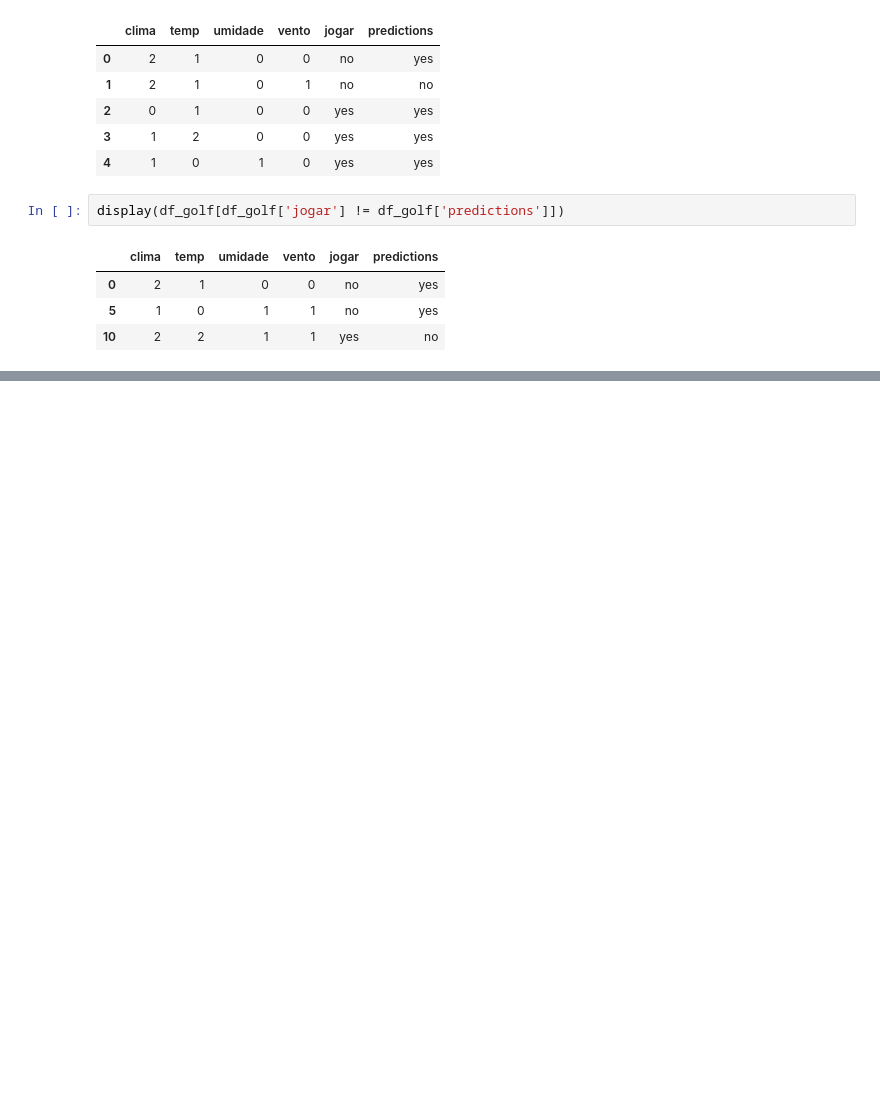
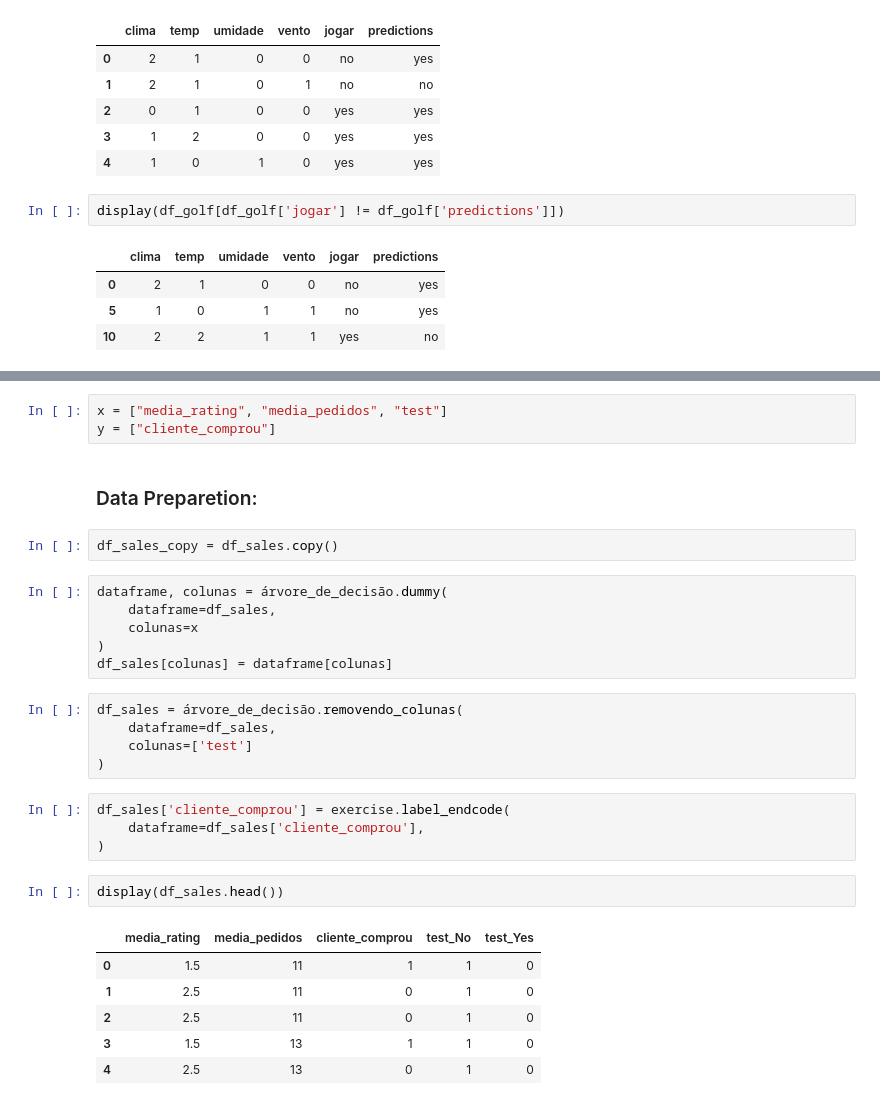
Before and after one commit to SamuelBarbosaDev/DataExpert, a Jupyter notebook: core/core/slots/8/Classification/main.ipynb, the cells around one changed output, grey strips where cells are left out. Saved outputs shown, nothing was run; the diff lists cells and outputs as text; blank space fills up the shorter version.

```diff
--- a/core/core/slots/8/Classification/main.ipynb
+++ b/core/core/slots/8/Classification/main.ipynb
@@ -373,0 +460,31 @@ display(df_golf[df_golf['jogar'] != df_golf['predictions']])
+# %%
+x = ["media_rating", "media_pedidos", "test"]
+y = ["cliente_comprou"]
+# %% [markdown]
+### Data Preparetion:
+# %%
+df_sales_copy = df_sales.copy()
+# %%
+dataframe, colunas = árvore_de_decisão.dummy(
+    dataframe=df_sales,
+    colunas=x
+)
+df_sales[colunas] = dataframe[colunas]
+# %%
+df_sales = árvore_de_decisão.removendo_colunas(
+    dataframe=df_sales,
+    colunas=['test']
+)
+# %%
+df_sales['cliente_comprou'] = exercise.label_endcode(
+    dataframe=df_sales['cliente_comprou'],
+)
+# %%
+display(df_sales.head())
+# %% [output]
+|  | media_rating | media_pedidos | cliente_comprou | test_No | test_Yes |
+| 0 | 1.5 | 11 | 1 | 1 | 0 |
+| 1 | 2.5 | 11 | 0 | 1 | 0 |
+| 2 | 2.5 | 11 | 0 | 1 | 0 |
+| 3 | 1.5 | 13 | 1 | 1 | 0 |
+| 4 | 2.5 | 13 | 0 | 1 | 0 |
```
Also changed, not shown: parts of 60 cells of this notebook, 1 other file.
